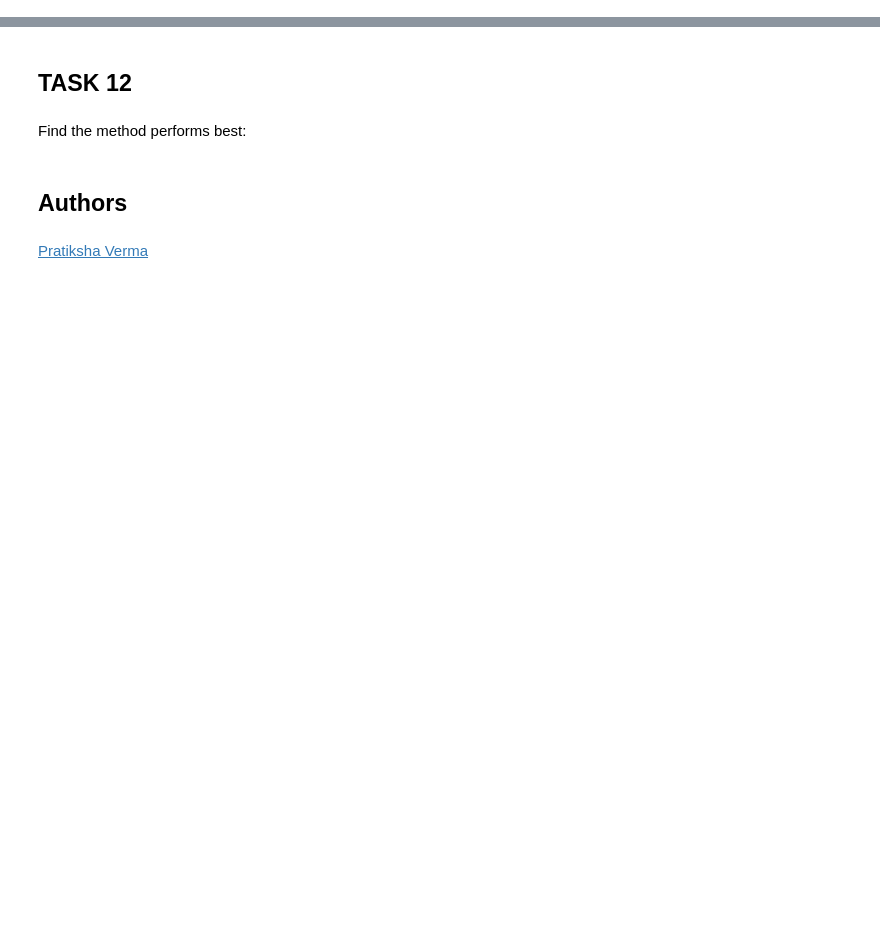
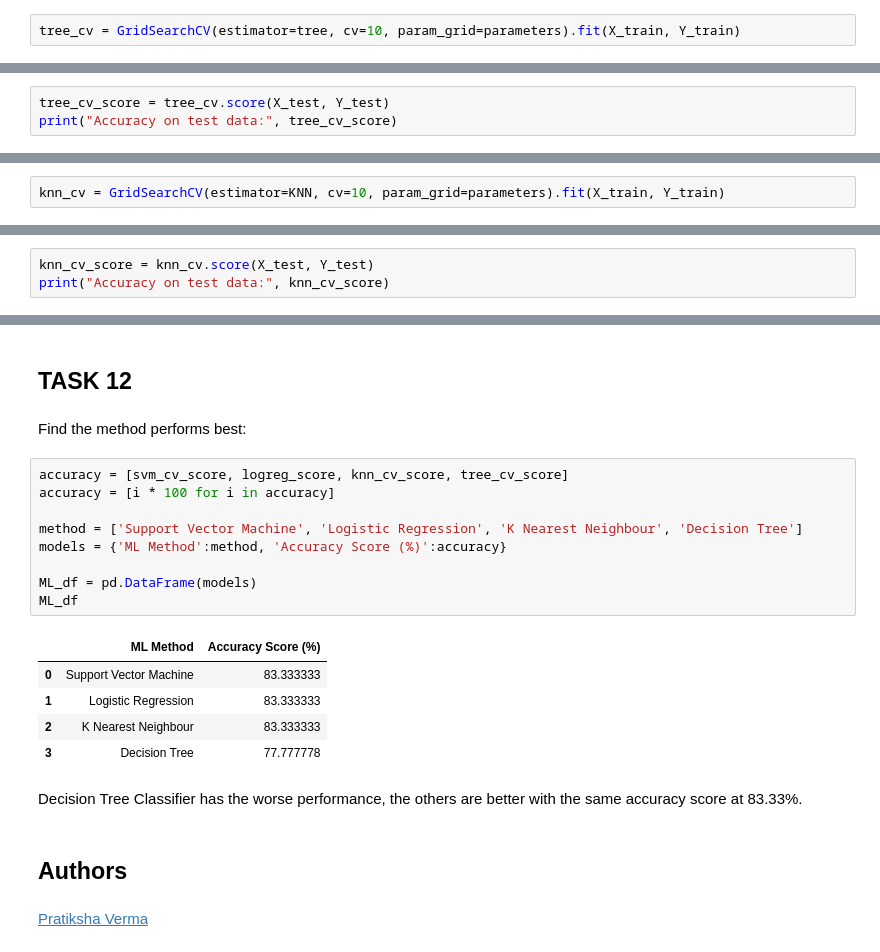
Before and after one commit to StarrySkyrs/IBM-Data-Science-Professional-Certificate, a Jupyter notebook: 10. Applied Data Science Capstone/Notebooks/8. SpaceX Machine Learning Prediction.ipynb, the cells around one changed output, grey strips where cells are left out. Saved outputs shown, nothing was run; the diff lists cells and outputs as text; blank space fills up the shorter version.

```diff
--- a/10. Applied Data Science Capstone/Notebooks/8. SpaceX Machine Learning Prediction.ipynb
+++ b/10. Applied Data Science Capstone/Notebooks/8. SpaceX Machine Learning Prediction.ipynb
@@ -187,6 +255,8 @@ parameters = {'criterion': ['gini', 'entropy'],
      'min_samples_split': [2, 5, 10]}
 
 tree = DecisionTreeClassifier()
+# %%
+tree_cv = GridSearchCV(estimator=tree, cv=10, param_grid=parameters).fit(X_train, Y_train)
 # %%
 print("tuned hpyerparameters :(best parameters) ",tree_cv.best_params_)
 print("accuracy :",tree_cv.best_score_)
@@ -194,3 +267,6 @@ print("accuracy :",tree_cv.best_score_)
 ## TASK  9
 # %% [markdown]
 Calculate the accuracy of tree_cv on the test data using the method <code>score</code>:
+# %%
+tree_cv_score = tree_cv.score(X_test, Y_test)
+print("Accuracy on test data:", tree_cv_score)
@@ -209,6 +289,8 @@ parameters = {'n_neighbors': [1, 2, 3, 4, 5, 6, 7, 8, 9, 10],
               'p': [1,2]}
 
 KNN = KNeighborsClassifier()
+# %%
+knn_cv = GridSearchCV(estimator=KNN, cv=10, param_grid=parameters).fit(X_train, Y_train)
 # %%
 print("tuned hpyerparameters :(best parameters) ",knn_cv.best_params_)
 print("accuracy :",knn_cv.best_score_)
@@ -216,3 +301,6 @@ print("accuracy :",knn_cv.best_score_)
 ## TASK  11
 # %% [markdown]
 Calculate the accuracy of knn_cv on the test data using the method <code>score</code>:
+# %%
+knn_cv_score = knn_cv.score(X_test, Y_test)
+print("Accuracy on test data:", knn_cv_score)
@@ -225,6 +317,23 @@ plot_confusion_matrix(Y_test,yhat)
 ## TASK  12
 # %% [markdown]
 Find the method performs best:
+# %%
+accuracy = [svm_cv_score, logreg_score, knn_cv_score, tree_cv_score]
+accuracy = [i * 100 for i in accuracy]
+
+method = ['Support Vector Machine', 'Logistic Regression', 'K Nearest Neighbour', 'Decision Tree']
+models = {'ML Method':method, 'Accuracy Score (%)':accuracy}
+
+ML_df = pd.DataFrame(models)
+ML_df
+# %% [output]
+|  | ML Method | Accuracy Score (%) |
+| 0 | Support Vector Machine | 83.333333 |
+| 1 | Logistic Regression | 83.333333 |
+| 2 | K Nearest Neighbour | 83.333333 |
+| 3 | Decision Tree | 77.777778 |
+# %% [markdown]
+Decision Tree Classifier has the worse performance, the others are better with the same accuracy score at 83.33%.
 # %% [markdown]
 ## Authors
 # %% [markdown]
```
Also changed, not shown: parts of 24 cells of this notebook.
